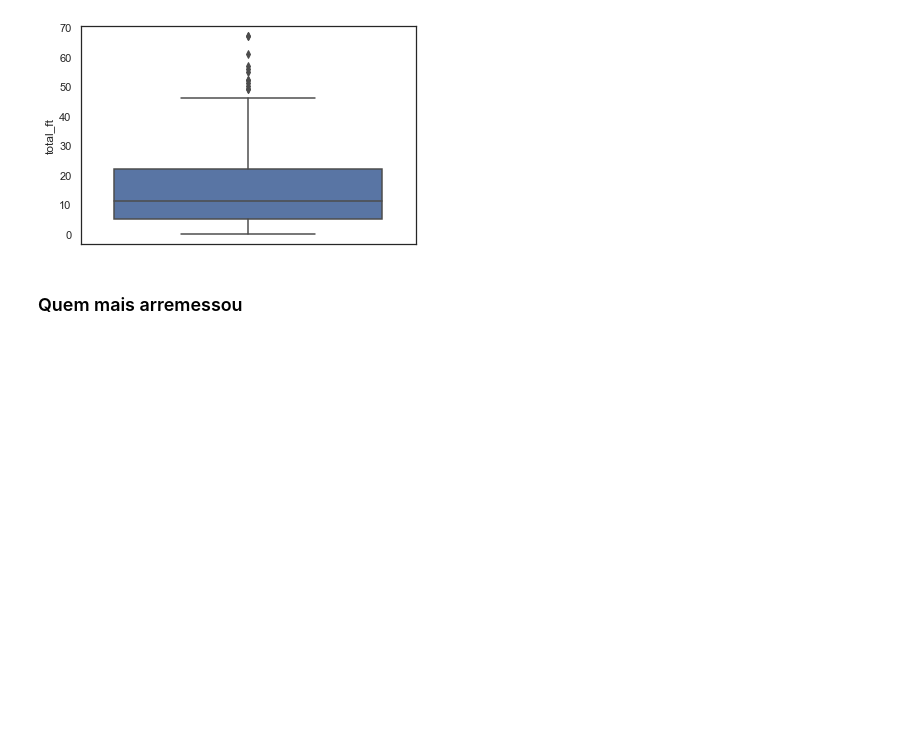
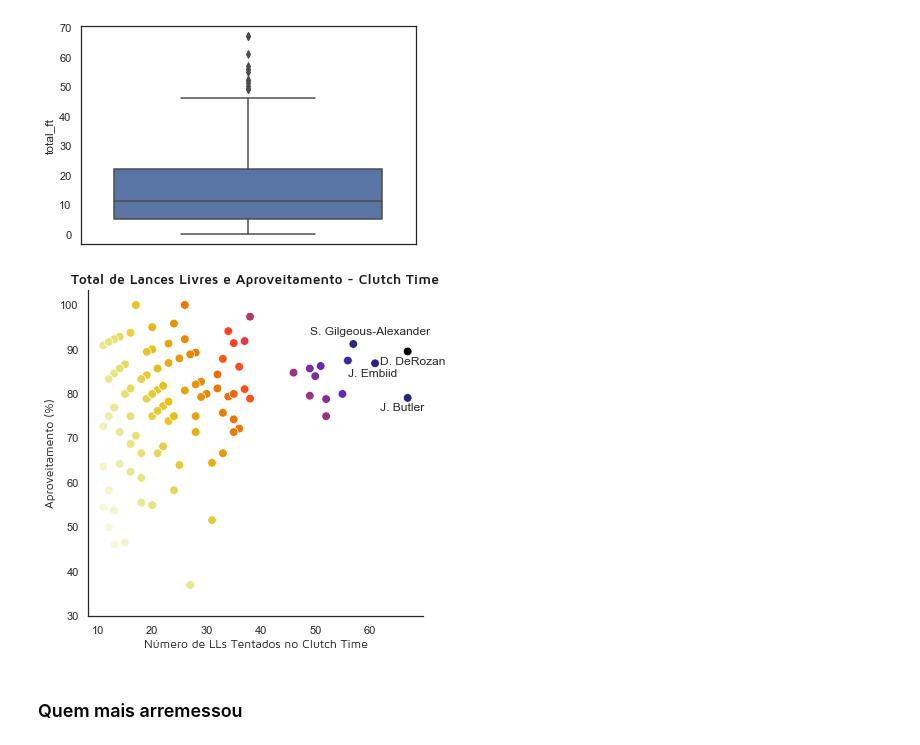
Before and after one commit to vnery5/Projetos, a Jupyter notebook: Pressao_Lance_Livre/main.ipynb, the cells around one changed output. Cells and saved outputs as stored; diff of their text form; code cells hidden in the pictures; blank space fills up the shorter version.

Commit message:
Scatterplot de tentativas x aproveitamento

```diff
--- a/Pressao_Lance_Livre/main.ipynb
+++ b/Pressao_Lance_Livre/main.ipynb
@@ -838,6 +838,42 @@ Média: 15.439130434782609.
 # %%
 # Escolhendo apenas os jogadores com um número relevante de LLs tentados no clutch time
 df_jogadores_ll_analise = df_jogadores_ll_analise.query('total_ft >= 11').copy()
+# %%
+# Relação entre total de arremessos de LL e aproveitamento
+
+# Criando o gráfico
+fig, ax = plt.subplots(figsize=(6, 6))
+ax = sns.scatterplot(x='total_ft', y='ft_percentage',
+                     hue='ft_made', palette="CMRmap_r",
+                     s=75,
+                     data=df_jogadores_ll_analise)
+
+## Títulos
+ax.set_title("Total de Lances Livres e Aproveitamento - Clutch Time", color='k',
+             fontname='Maven Pro', fontsize=14, fontweight='bold')
+ax.set_ylabel("Aproveitamento (%)", color='k',fontname='Maven Pro')
+ax.set_xlabel("Número de LLs Tentados no Clutch Time", color='k',fontname='Maven Pro')
+
+## Deixando apenas as linhas dos eixos e arrumando a largura das linhas
+ax.legend_.remove()
+sns.despine()
+
+## Colocando legenda em alguns pontos
+## Ver https://stackoverflow.com/questions/46027653/adding-labels-in-x-y-scatter-plot-with-seaborn
+def label(x, y, val, ax=plt.gca()):
+    a = pd.concat({'x': x, 'y': y, 'val': val}, axis=1)
+    for i, point in a.iterrows():
+        if point['x'] > 56:
+            if str(point['val']) == 'S. Gilgeous-Alexander':
+                ax.text(point['x'] - 8, point['y'] + 2, str(point['val']))
+            else:
+                ax.text(point['x'] - 5, point['y'] - 3, str(point['val']))
+
+label(df_jogadores_ll_analise.total_ft,
+      df_jogadores_ll_analise.ft_percentage,
+      df_jogadores_ll_analise.player_name)
+# %% [output]
+[figure, added]
 # %% [markdown]
 ### Quem mais arremessou
 # %%
```
Also changed, not shown: 1 other file.
